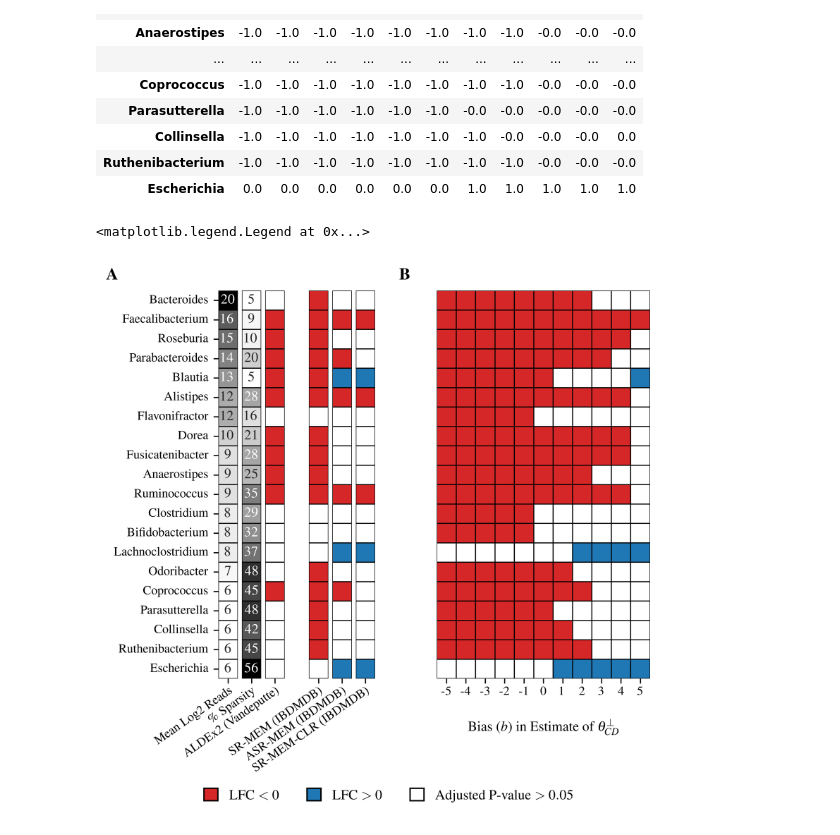
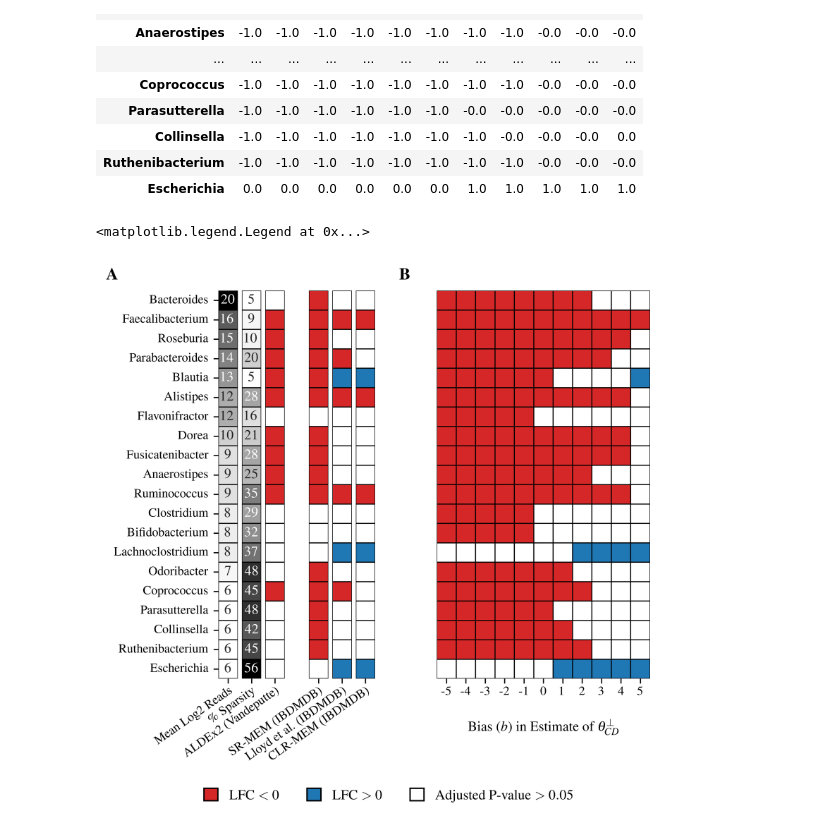
Before and after one commit to Silverman-Lab/SR-MEM, a Jupyter notebook: code/figure_3/code/Fig3.ipynb, the cells around one changed output. Cells and saved outputs as stored; diff of their text form; code cells hidden in the pictures.

```diff
--- a/code/figure_3/code/Fig3.ipynb
+++ b/code/figure_3/code/Fig3.ipynb
@@ -121,7 +121,7 @@ ax5 = fig.add_subplot(gs1[1])
 ax6 = fig.add_subplot(gs1[2])
 ax7 = fig.add_subplot(right_gs[0])
 
-colnames = ["Mean Log2 Reads", "\\% Sparsity", "ALDEx2 (Vandeputte)",  "SR-MEM (IBDMDB)", "ASR-MEM (IBDMDB)", "SR-MEM-CLR (IBDMDB)"]
+colnames = ["Mean Log2 Reads", "\\% Sparsity", "ALDEx2 (Vandeputte)",  "SR-MEM (IBDMDB)", "Lloyd et al. (IBDMDB)", "CLR-MEM (IBDMDB)"]
 axs = [ax1, ax2, ax3, ax4, ax5, ax6]
 for i, cols in enumerate([count_stats["log2_mean"].round(), count_stats["sparsity"].round(), vand_col, sr_col, arc_col, clr_col]):
     if i==0:
@@ -150,33 +150,33 @@ for i, cols in enumerate([count_stats["log2_mean"].round(), count_stats["sparsit
     if yticklabels:
         axs[i].set_yticklabels(ax1.get_yticklabels(), fontsize=fontsize-2)
     axs[i].set_xticklabels([colnames[i]], rotation=35, ha='right', va='top',
                            fontsize=fontsize-2, rotation_mode="anchor")
     axs[i].tick_params(axis='x', pad=1)
 sns.heatmap(
     data=bdf,
     annot=False,
     yticklabels=False,
     xticklabels=True,
     cbar=False,
     linecolor="black",
     linewidths=0.5,
     cmap=sns.color_palette(['#d62728', "white",
                             '#1f77b4'], as_cmap=True),
     ax=ax7, square=True)
 ax7.set_xticklabels(ax7.get_xticklabels(), fontsize=fontsize-2)
 ax7.set_xlabel("Bias ($b$) in Estimate of $\\theta^\\perp_{CD}$",
                fontsize=fontsize-1, labelpad=15)
 ax7.tick_params(axis='x', pad=2)
 
 fig.text(-0.02, 0.925, r"\textbf{A}", ha='right', va='top', fontsize=fontsize+1)
 fig.text(0.41, 0.925, r"\textbf{B}", ha='right', va='top', fontsize=fontsize+1)
 legend_elements = [Patch(facecolor='#d62728', edgecolor='black', label='LFC $< 0$'),
                    Patch(facecolor='#1f77b4', edgecolor='black', label='LFC $> 0$'),
                    Patch(facecolor='white',   edgecolor='black', label='Adjusted P-value $> 0.05$')]
 ax7.legend(bbox_to_anchor=(0.7, -0.25), handles=legend_elements, frameon=False, ncol=3,
            fontsize=fontsize-1, handlelength=1, handleheight=1)
 # %% [output]
 <matplotlib.legend.Legend at 0x...>
-[figure, old version]
+[figure, new version]
 # %%
 fig.savefig('../../../figures/Figure_3.png', bbox_inches='tight')
```
Also changed, not shown: 30 other files.
